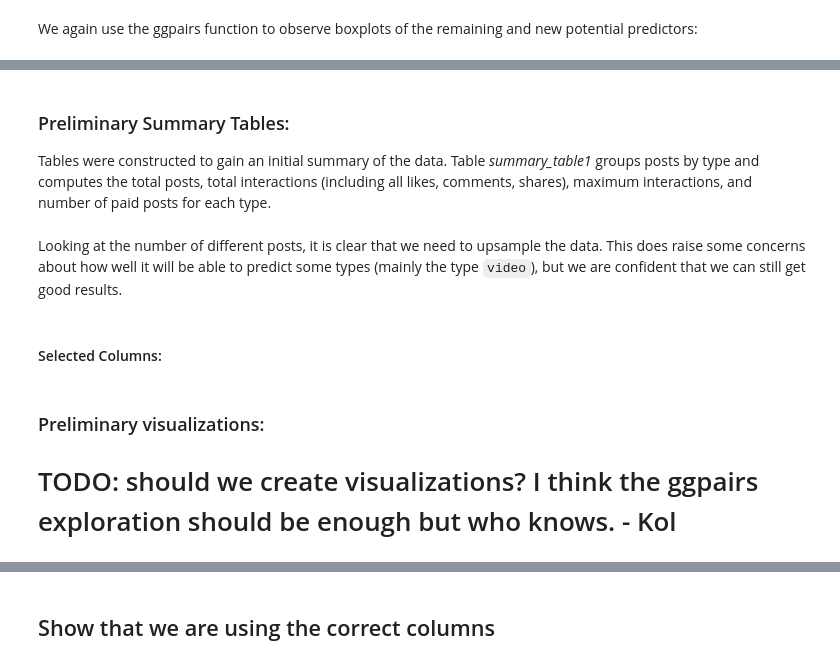
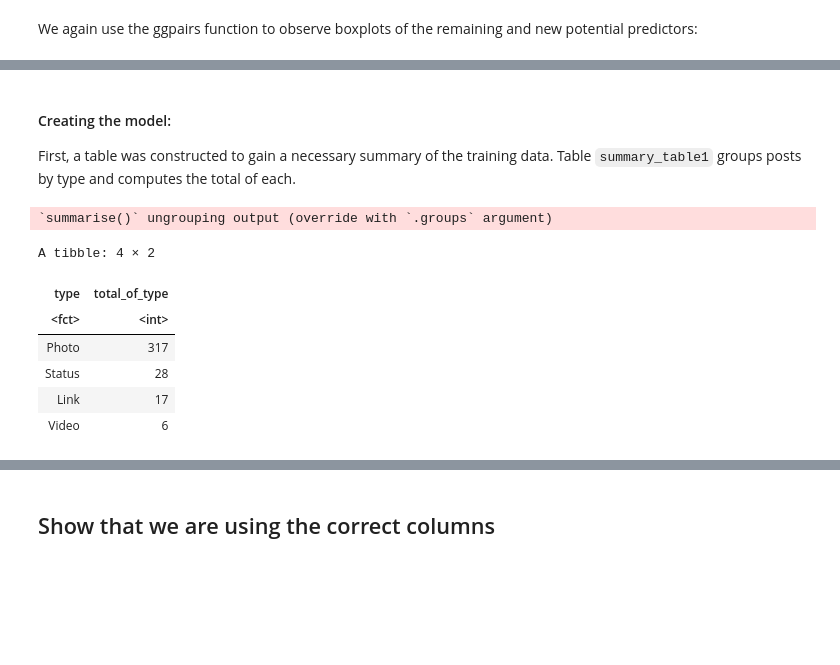
Before and after one commit to lucykvs/DSCI100-Project, a Jupyter notebook: Project.ipynb, the cells around one changed output, grey strips where cells are left out. Saved outputs shown, nothing was run; the diff lists cells and outputs as text; code cells hidden in the pictures; blank space fills up the shorter version.

```diff
--- a/Project.ipynb
+++ b/Project.ipynb
@@ -308,0 +318,6 @@ This looks promising so we will add this as a factor that we want to look at
+# %%
+fb_train_selected_final <- fb_train_selected2 %>%
+            select(-comment_ratio)
+
+fb_test_selected_final <- fb_test_selected2 %>%
+            select(-comment_ratio)
@@ -309,15 +338,19 @@ This looks promising so we will add this as a factor that we want to look at
 # %% [markdown]
+#### Creating the model:
 
-### Preliminary Summary Tables:
-
-Tables were constructed to gain an initial summary of the data. Table *summary_table1* groups posts by type and computes the total posts, total interactions (including all likes, comments, shares), maximum interactions, and number of paid posts for each type.
+First, a table was constructed to gain a necessary summary of the training data. Table `summary_table1` groups posts by type and computes the total of each.
 # %%
-summary_table1 = fb_train %>%
+summary_table1 = fb_train_selected_final %>%
     group_by(type) %>%
     summarize(total_of_type = n())
 
 summary_table1
+# %% [output]
+`summarise()` ungrouping output (override with `.groups` argument)
+A tibble: 4 × 2
+| type | total_of_type |
+| <fct> | <int> |
+| Photo | 317 |
+| Status | 28 |
+| Link | 17 |
+| Video | 6 |
-# %% [markdown]
-Looking at the number of different posts, it is clear that we need to upsample the data. This does raise some concerns about how well it will be able to predict some types (mainly the type `video`), but we are confident that we can still get good results.
-# %% [markdown]
-#### Selected Columns:
@@ -329,4 +356,0 @@ colnames(fb_test_selected)
-# %% [markdown]
-### Preliminary visualizations:
-
-# TODO: should we create visualizations? I think the ggpairs exploration should be enough but who knows. - Kol
```
Also changed, not shown: parts of 30 cells of this notebook.
